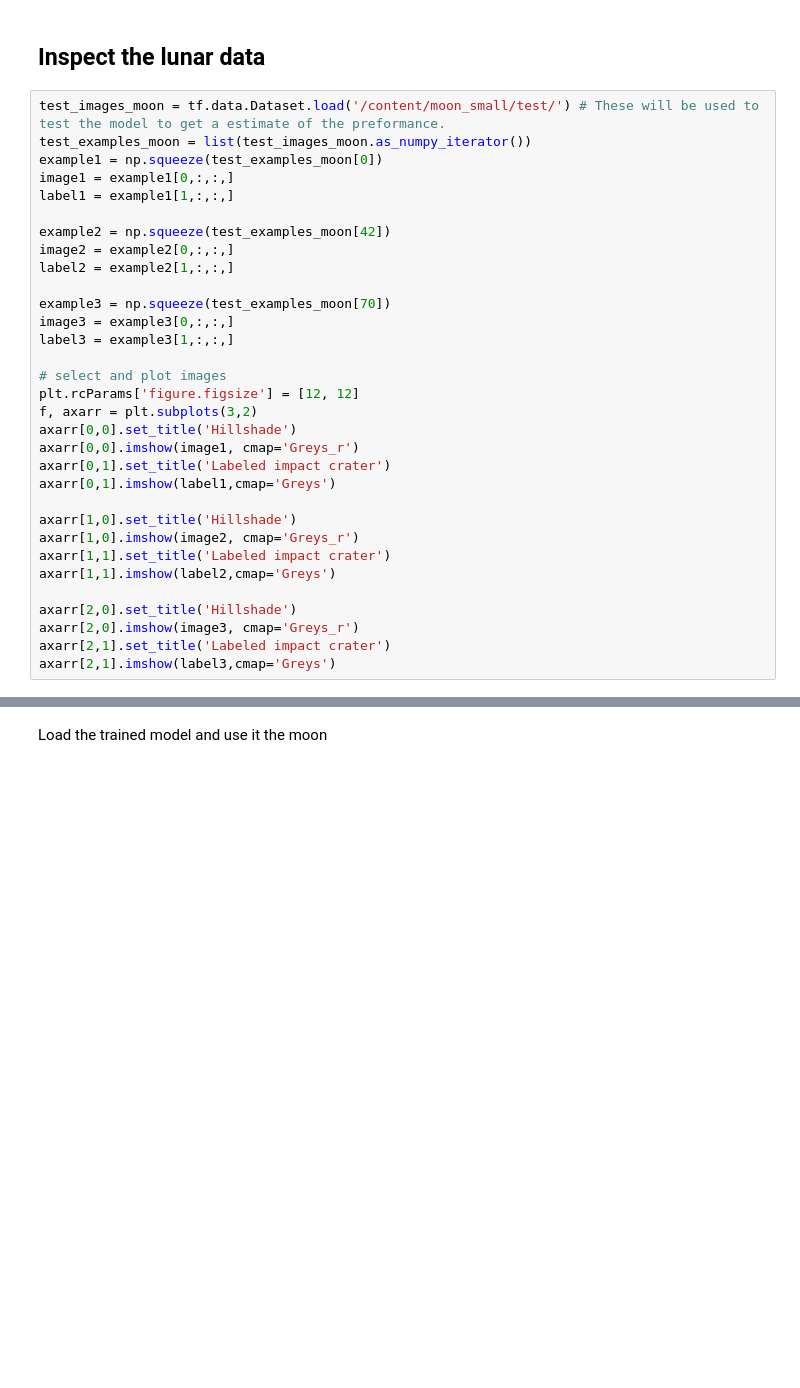
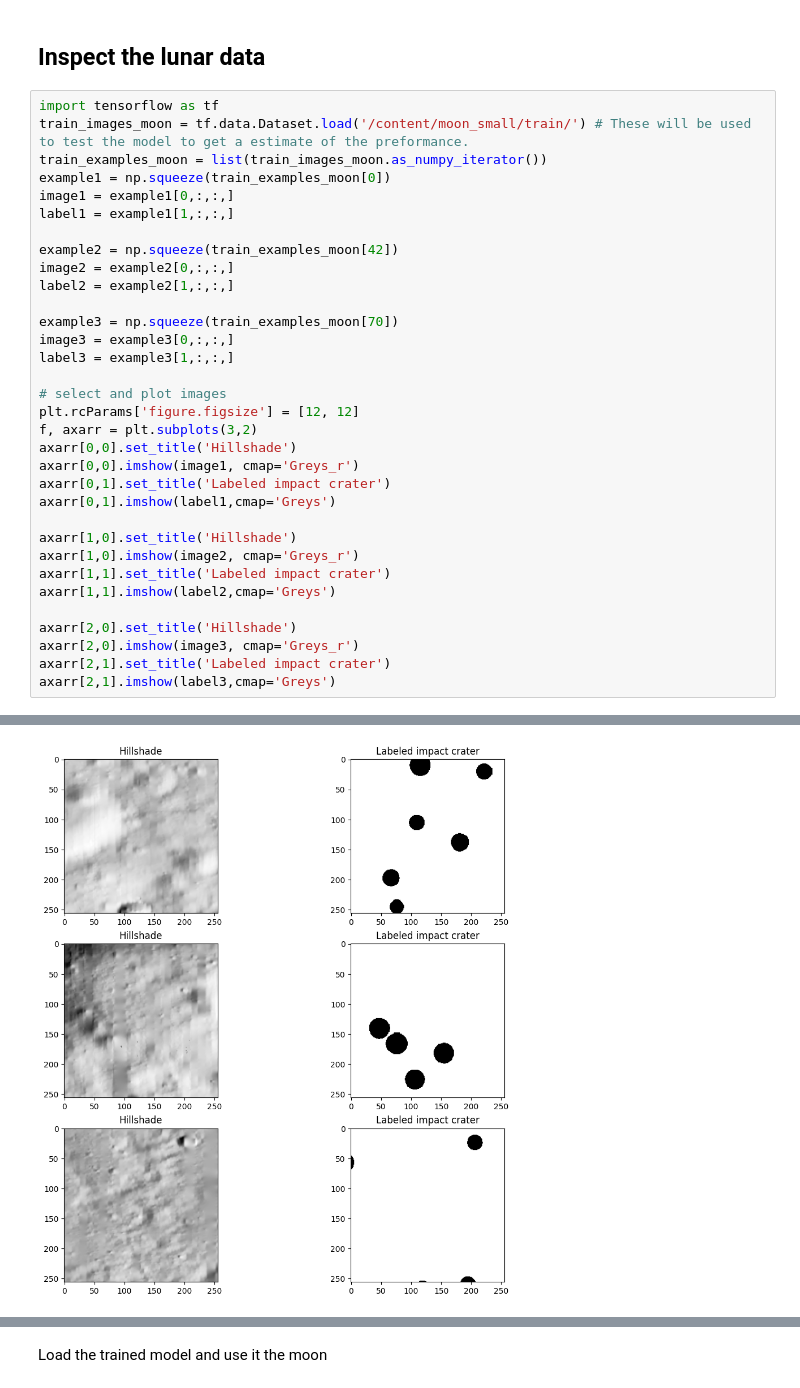
Before and after one commit to williamlidberg/Unet-tutorial, a Jupyter notebook: U_net_tutorial_with_transfer_learning.ipynb, the cells around one changed output, grey strips where cells are left out. Saved outputs shown, nothing was run; the diff lists cells and outputs as text; blank space fills up the shorter version.

```diff
--- a/U_net_tutorial_with_transfer_learning.ipynb
+++ b/U_net_tutorial_with_transfer_learning.ipynb
@@ -326,17 +444,18 @@ Start by downloading some lunar data to see if the pre-trained model works on im
 # %% [markdown]
 ## Inspect the lunar data
 # %%
-test_images_moon = tf.data.Dataset.load('/content/moon_small/test/') # These will be used to test the model to get a estimate of the preformance.
-test_examples_moon = list(test_images_moon.as_numpy_iterator())
-example1 = np.squeeze(test_examples_moon[0])
+import tensorflow as tf
+train_images_moon = tf.data.Dataset.load('/content/moon_small/train/') # These will be used to test the model to get a estimate of the preformance.
+train_examples_moon = list(train_images_moon.as_numpy_iterator())
+example1 = np.squeeze(train_examples_moon[0])
 image1 = example1[0,:,:,]
 label1 = example1[1,:,:,]
 
-example2 = np.squeeze(test_examples_moon[42])
+example2 = np.squeeze(train_examples_moon[42])
 image2 = example2[0,:,:,]
 label2 = example2[1,:,:,]
 
-example3 = np.squeeze(test_examples_moon[70])
+example3 = np.squeeze(train_examples_moon[70])
 image3 = example3[0,:,:,]
 label3 = example3[1,:,:,]
 
@@ -357,3 +476,4 @@ axarr[2,0].set_title('Hillshade')
 axarr[2,0].imshow(image3, cmap='Greys_r')
 axarr[2,1].set_title('Labeled impact crater')
 axarr[2,1].imshow(label3,cmap='Greys')
+# %% [output]
@@ -359,0 +481 @@ axarr[2,1].imshow(label3,cmap='Greys')
+[figure, added]
```
Also changed, not shown: parts of 36 cells of this notebook.
